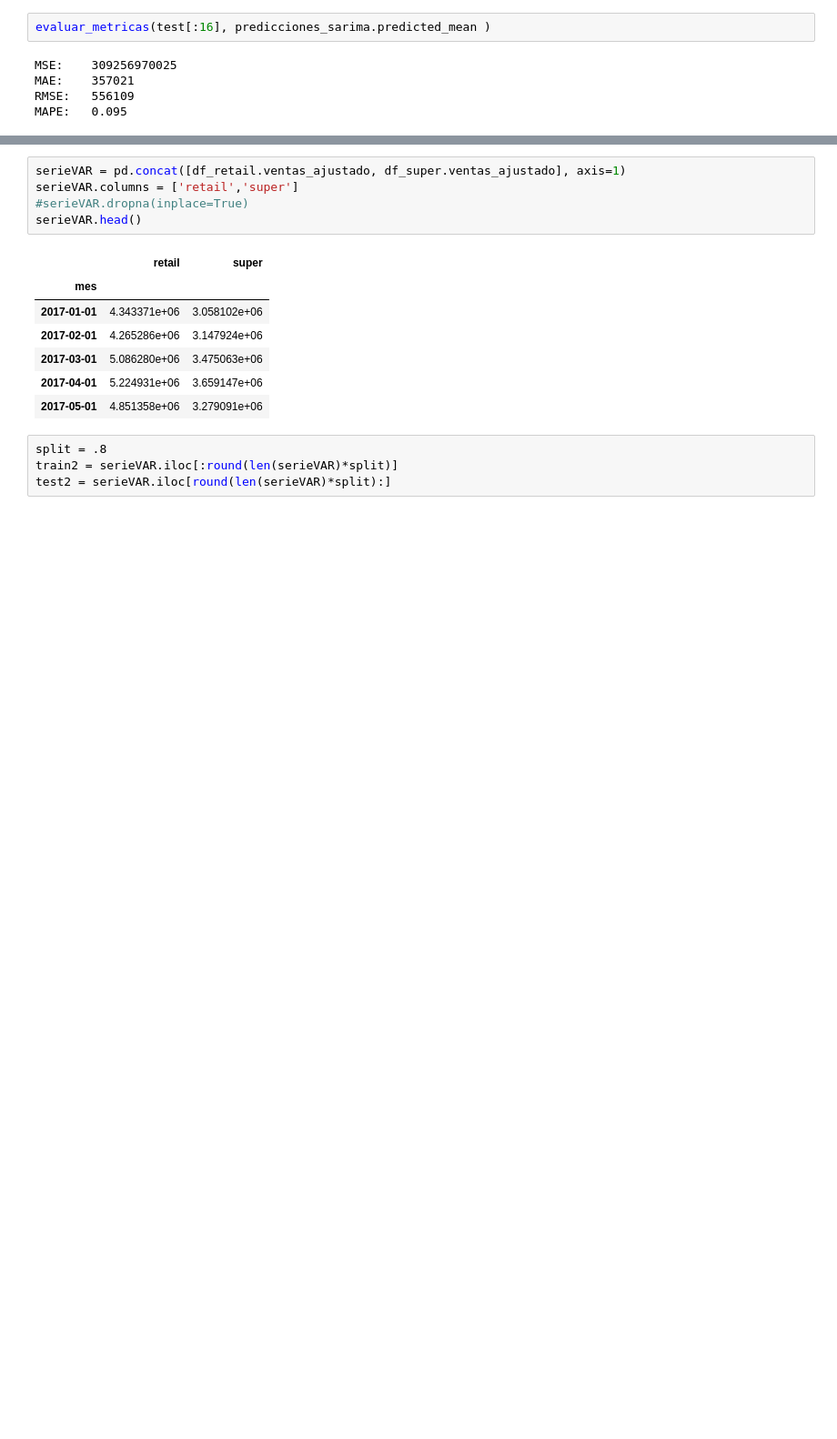
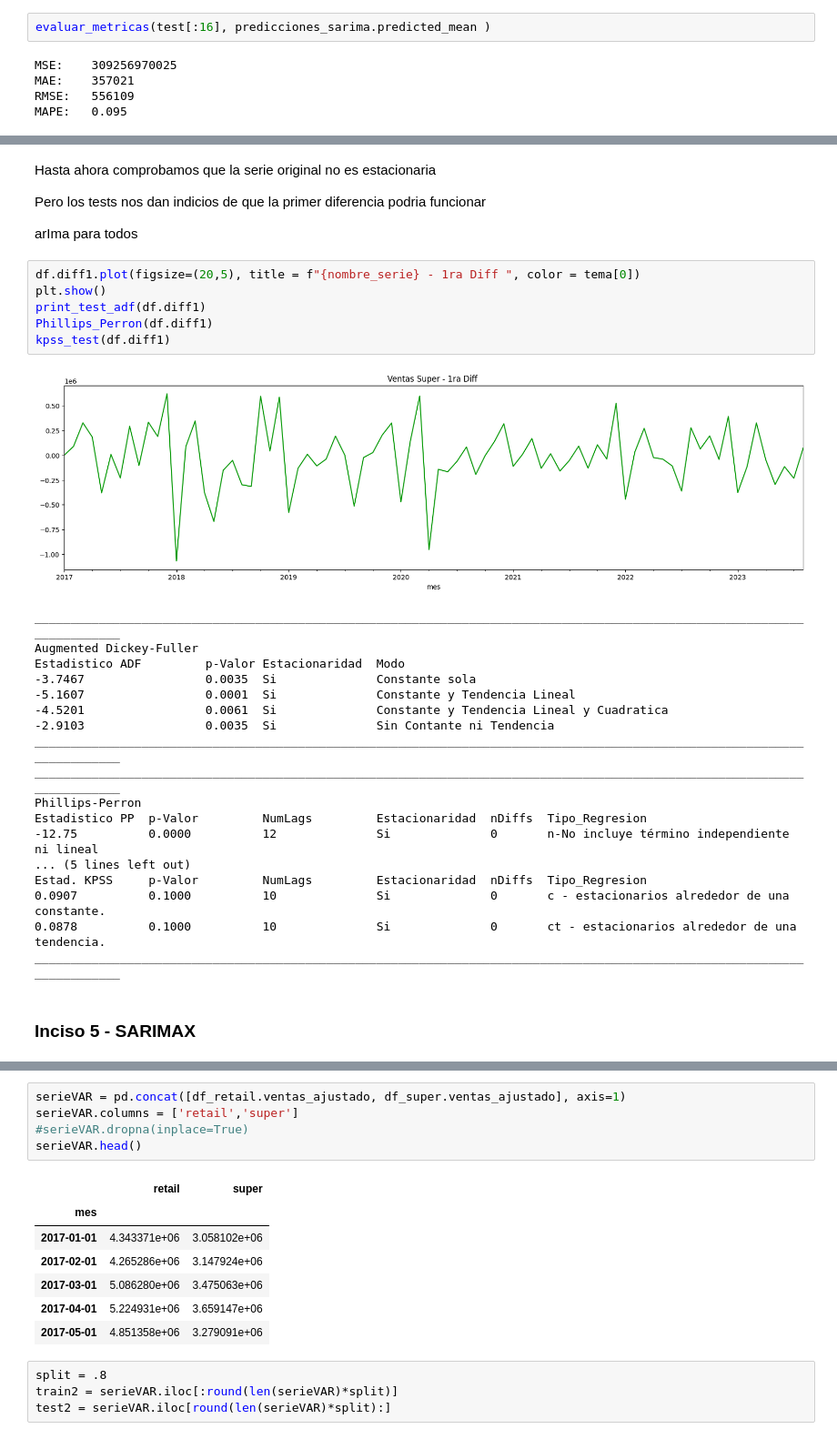
Before and after one commit to waldof86/AST, a Jupyter notebook: TP1/TP1 v4.ipynb, the cells around one changed output, grey strips where cells are left out. Shown at 91% size. Cells and saved outputs as stored; diff of their text form; blank space fills up the shorter version.

```diff
--- a/TP1/TP1 v4.ipynb
+++ b/TP1/TP1 v4.ipynb
@@ -665,0 +715,33 @@ MAPE:   0.095
+# %% [markdown]
+Hasta ahora comprobamos que la serie original no es estacionaria
+
+Pero los tests nos dan indicios de que la primer diferencia podria funcionar
+
+arIma para todos
+# %%
+df.diff1.plot(figsize=(20,5), title = f"{nombre_serie} - 1ra Diff ", color = tema[0])
+plt.show()
+print_test_adf(df.diff1)
+Phillips_Perron(df.diff1)
+kpss_test(df.diff1)
+# %% [output]
+[figure, added]
+________________________________________________________________________________________________________________________
+Augmented Dickey-Fuller
+Estadistico ADF         p-Valor Estacionaridad  Modo
+-3.7467                 0.0035  Si              Constante sola
+-5.1607                 0.0001  Si              Constante y Tendencia Lineal
+-4.5201                 0.0061  Si              Constante y Tendencia Lineal y Cuadratica
+-2.9103                 0.0035  Si              Sin Contante ni Tendencia
+________________________________________________________________________________________________________________________
+________________________________________________________________________________________________________________________
+Phillips-Perron
+Estadistico PP  p-Valor         NumLags         Estacionaridad  nDiffs  Tipo_Regresion
+-12.75          0.0000          12              Si              0       n-No incluye término independiente ni lineal
+... (5 lines left out)
+Estad. KPSS     p-Valor         NumLags         Estacionaridad  nDiffs  Tipo_Regresion
+0.0907          0.1000          10              Si              0       c - estacionarios alrededor de una constante.
+0.0878          0.1000          10              Si              0       ct - estacionarios alrededor de una tendencia.
+________________________________________________________________________________________________________________________
+# %% [markdown]
+### Inciso 5 - SARIMAX
```
Also changed, not shown: parts of 71 cells of this notebook, 1 other file.
